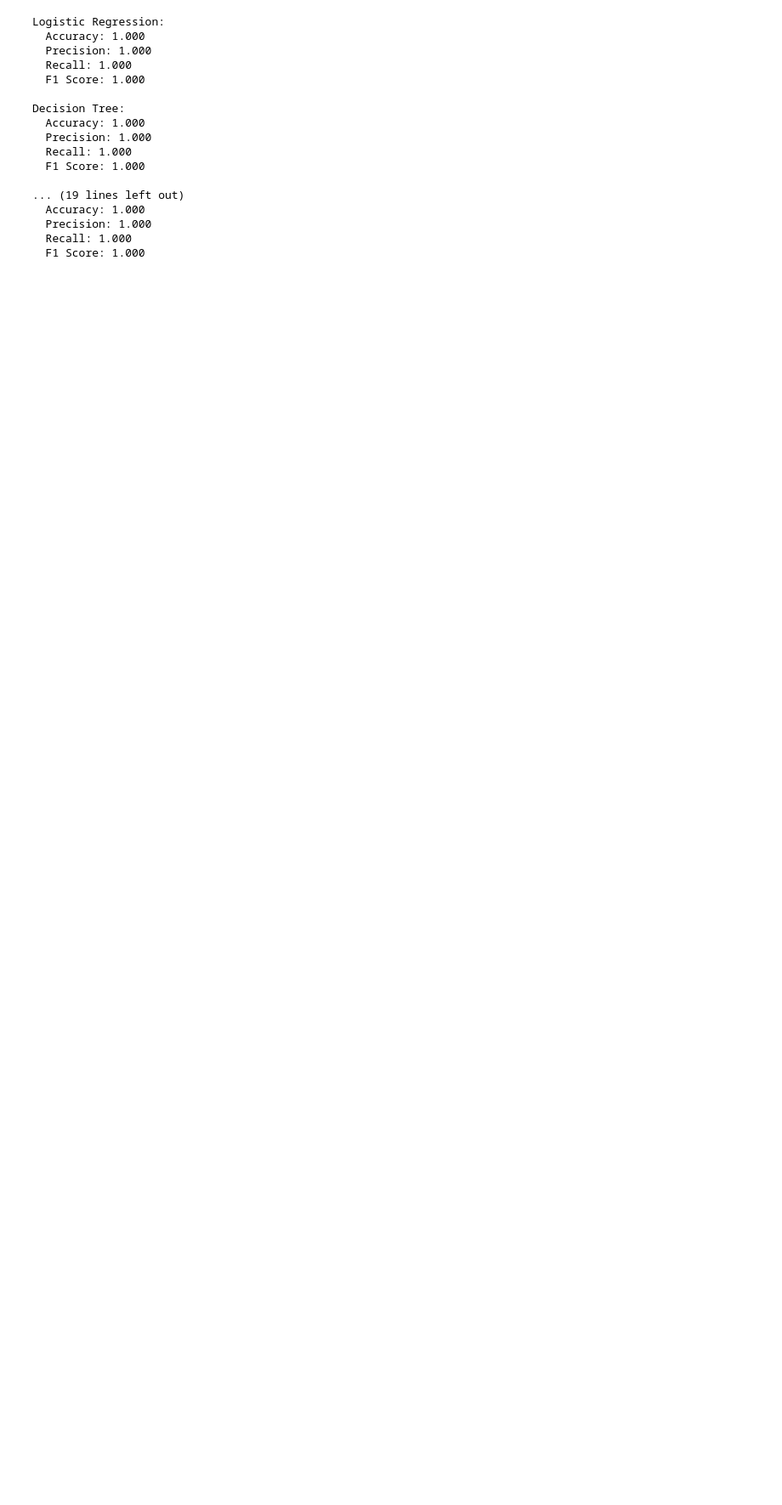
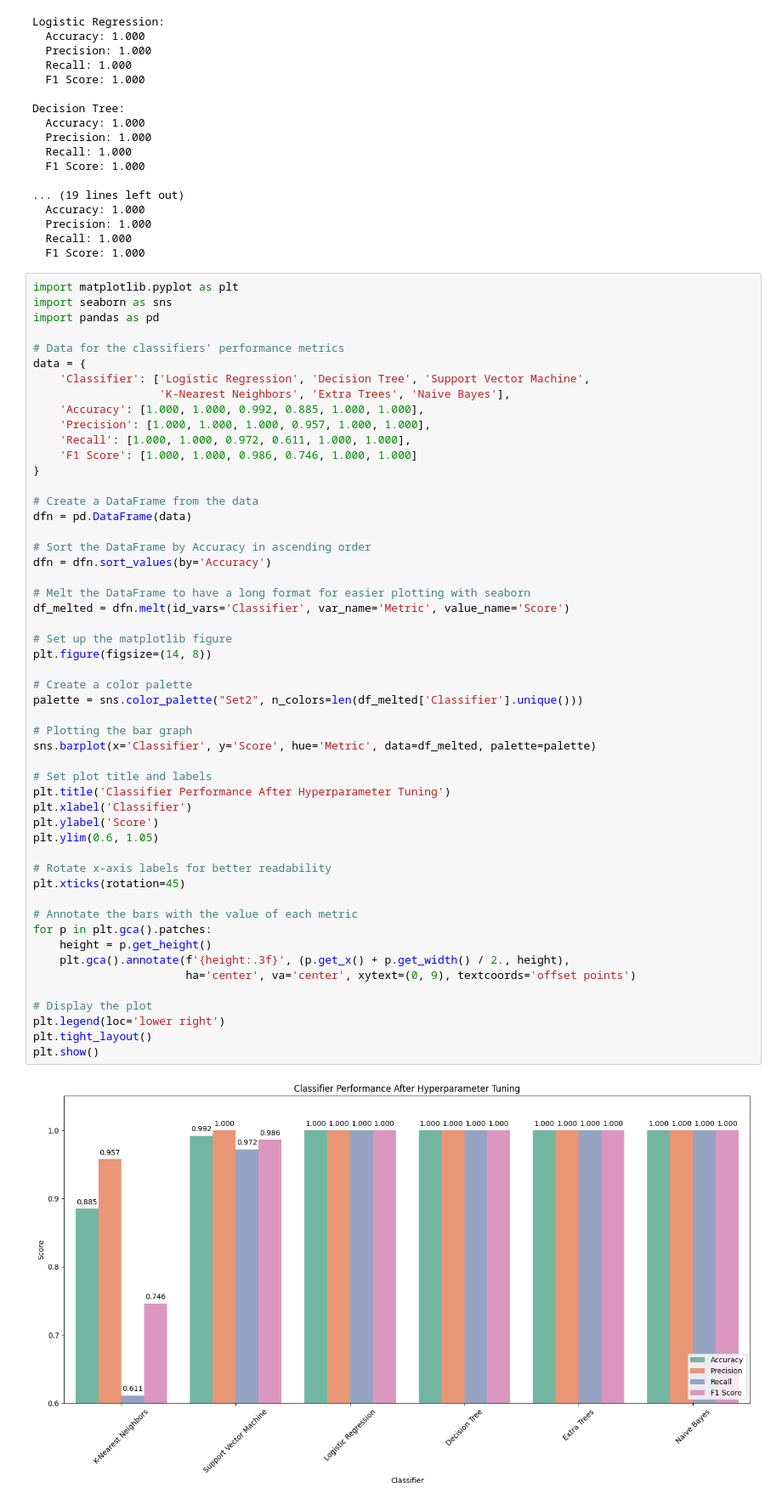
Before and after one commit to MasrukHabib/Practice_of_Machine_Learning, a Jupyter notebook: experiment_on_Mesothelioma.ipynb, the cells around one changed output. Shown at 85% size. Cells and saved outputs as stored; diff of their text form; blank space fills up the shorter version.

```diff
--- a/experiment_on_Mesothelioma.ipynb
+++ b/experiment_on_Mesothelioma.ipynb
@@ -347,3 +385,57 @@ Decision Tree:
   Precision: 1.000
   Recall: 1.000
   F1 Score: 1.000
+# %%
+import matplotlib.pyplot as plt
+import seaborn as sns
+import pandas as pd
+
+# Data for the classifiers' performance metrics
+data = {
+    'Classifier': ['Logistic Regression', 'Decision Tree', 'Support Vector Machine',
+                   'K-Nearest Neighbors', 'Extra Trees', 'Naive Bayes'],
+    'Accuracy': [1.000, 1.000, 0.992, 0.885, 1.000, 1.000],
+    'Precision': [1.000, 1.000, 1.000, 0.957, 1.000, 1.000],
+    'Recall': [1.000, 1.000, 0.972, 0.611, 1.000, 1.000],
+    'F1 Score': [1.000, 1.000, 0.986, 0.746, 1.000, 1.000]
+}
+
+# Create a DataFrame from the data
+dfn = pd.DataFrame(data)
+
+# Sort the DataFrame by Accuracy in ascending order
+dfn = dfn.sort_values(by='Accuracy')
+
+# Melt the DataFrame to have a long format for easier plotting with seaborn
+df_melted = dfn.melt(id_vars='Classifier', var_name='Metric', value_name='Score')
+
+# Set up the matplotlib figure
+plt.figure(figsize=(14, 8))
+
+# Create a color palette
+palette = sns.color_palette("Set2", n_colors=len(df_melted['Classifier'].unique()))
+
+# Plotting the bar graph
+sns.barplot(x='Classifier', y='Score', hue='Metric', data=df_melted, palette=palette)
+
+# Set plot title and labels
+plt.title('Classifier Performance After Hyperparameter Tuning')
+plt.xlabel('Classifier')
+plt.ylabel('Score')
+plt.ylim(0.6, 1.05)
+
+# Rotate x-axis labels for better readability
+plt.xticks(rotation=45)
+
+# Annotate the bars with the value of each metric
+for p in plt.gca().patches:
+    height = p.get_height()
+    plt.gca().annotate(f'{height:.3f}', (p.get_x() + p.get_width() / 2., height),
+                       ha='center', va='center', xytext=(0, 9), textcoords='offset points')
+
+# Display the plot
+plt.legend(loc='lower right')
+plt.tight_layout()
+plt.show()
+# %% [output]
+[figure, added]
```
Also changed, not shown: parts of 11 cells of this notebook.
